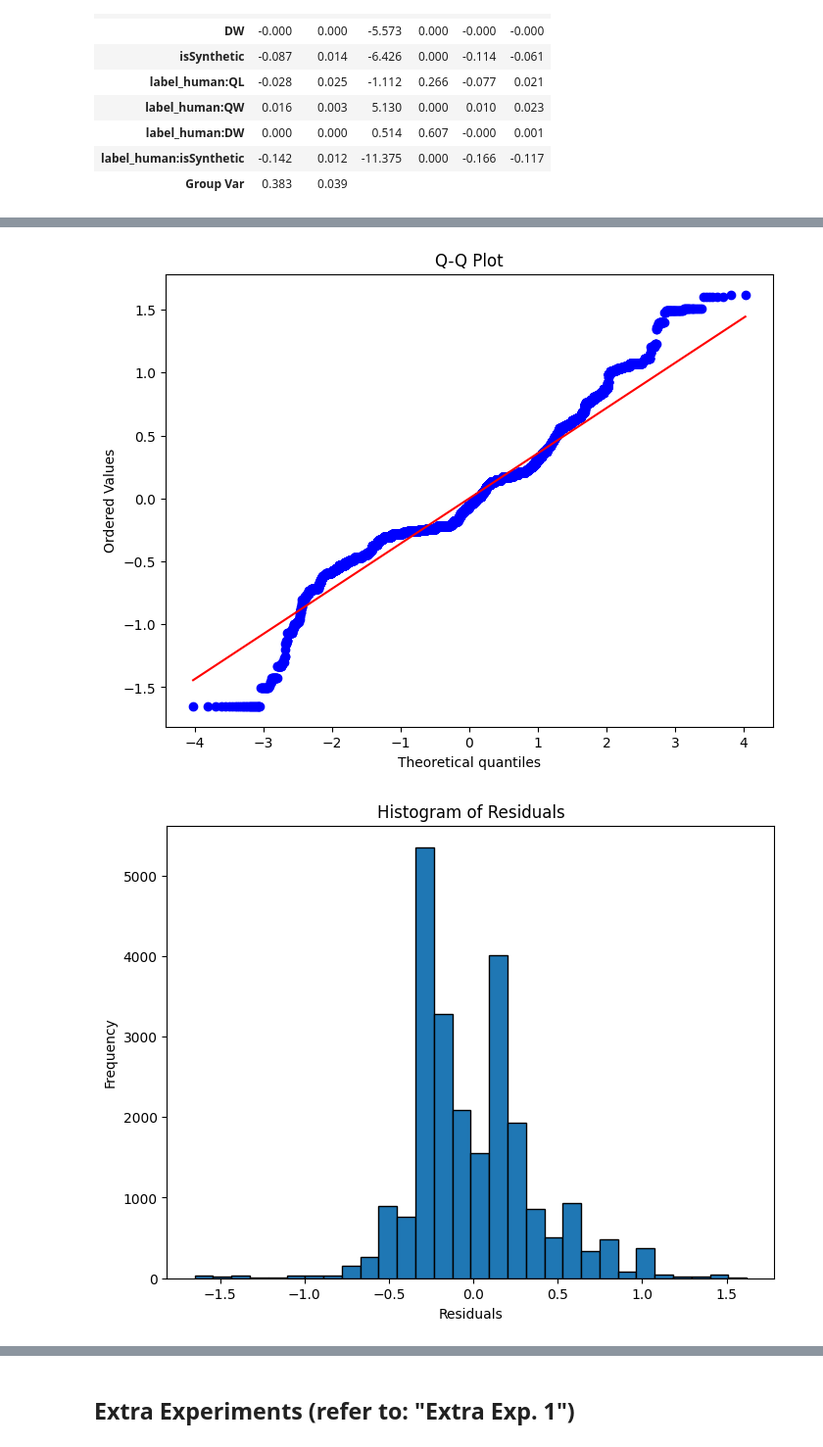
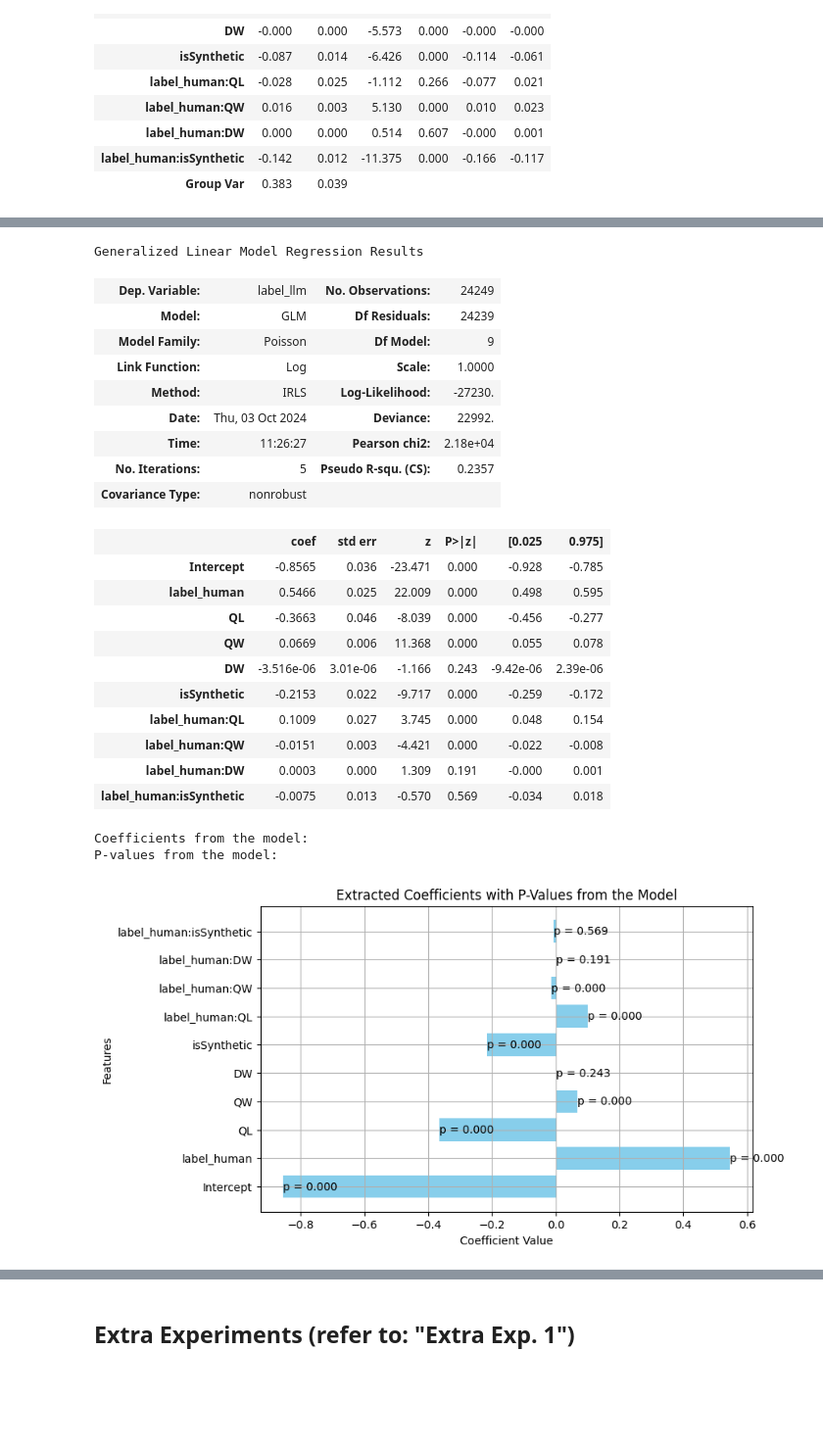
Before and after one commit to rahmanidashti/BiasSyntheticData, a Jupyter notebook: 3-mixed-effect-on-labels.ipynb, the cells around one changed output, grey strips where cells are left out. Shown at 98% size. Drawn from its saved outputs; the diff is of its cells as text; code cells hidden in the pictures; blank space fills up the shorter version.

Commit message:
varsha update to label models

```diff
--- a/3-mixed-effect-on-labels.ipynb
+++ b/3-mixed-effect-on-labels.ipynb
@@ -43,0 +49,35 @@ def plot_residuals(result):
+# %%
+def plot_coef(result):
+
+    # Step 1: Extract the coefficients and p-values
+    coefficients = result.params
+    p_values = result.pvalues
+
+    print("Coefficients from the model:")
+    print("P-values from the model:")
+
+    # Step 2: Plot the coefficients with p-values
+    # Convert coefficients and p-values to a DataFrame for easy plotting
+    coeff_df = pd.DataFrame({
+        'coefficients': coefficients,
+        'p_values': p_values,
+        'features': coefficients.index
+    })
+
+    # Create the bar plot
+    plt.figure(figsize=(8, 5))
+    bars = plt.barh(coeff_df['features'], coeff_df['coefficients'], color='skyblue')
+
+    # Add the p-values as text annotations next to each bar
+    for bar, p_value in zip(bars, coeff_df['p_values']):
+        plt.text(bar.get_width(), bar.get_y() + bar.get_height()/2, f'p = {p_value:.3f}',
+                va='center', ha='left', fontsize=10)
+
+    # Add titles and labels
+    plt.title('Extracted Coefficients with P-Values from the Model')
+    plt.xlabel('Coefficient Value')
+    plt.ylabel('Features')
+    plt.grid(True)
+
+    # Display the plot
+    plt.show()
@@ -207,5 +175,32 @@ plt.show()
+# %%
+model = smf.glm(formula=mixed_model_1, data=data, family=sm.families.Poisson())
+result = model.fit()
+result.summary()
+# %% [output]
+Generalized Linear Model Regression Results
+| Dep. Variable: | label_llm | No. Observations: | 24249 |
+| Model: | GLM | Df Residuals: | 24239 |
+| Model Family: | Poisson | Df Model: | 9 |
+| Link Function: | Log | Scale: | 1.0000 |
+| Method: | IRLS | Log-Likelihood: | -27230. |
+| Date: | Thu, 03 Oct 2024 | Deviance: | 22992. |
+| Time: | 11:26:27 | Pearson chi2: | 2.18e+04 |
+| No. Iterations: | 5 | Pseudo R-squ. (CS): | 0.2357 |
+| Covariance Type: | nonrobust |  |  |
+|  | coef | std err | z | P>|z| | [0.025 | 0.975] |
+| Intercept | -0.8565 | 0.036 | -23.471 | 0.000 | -0.928 | -0.785 |
+| label_human | 0.5466 | 0.025 | 22.009 | 0.000 | 0.498 | 0.595 |
+| QL | -0.3663 | 0.046 | -8.039 | 0.000 | -0.456 | -0.277 |
+| QW | 0.0669 | 0.006 | 11.368 | 0.000 | 0.055 | 0.078 |
+| DW | -3.516e-06 | 3.01e-06 | -1.166 | 0.243 | -9.42e-06 | 2.39e-06 |
+| isSynthetic | -0.2153 | 0.022 | -9.717 | 0.000 | -0.259 | -0.172 |
+| label_human:QL | 0.1009 | 0.027 | 3.745 | 0.000 | 0.048 | 0.154 |
+| label_human:QW | -0.0151 | 0.003 | -4.421 | 0.000 | -0.022 | -0.008 |
+| label_human:DW | 0.0003 | 0.000 | 1.309 | 0.191 | -0.000 | 0.001 |
+| label_human:isSynthetic | -0.0075 | 0.013 | -0.570 | 0.569 | -0.034 | 0.018 |
 # %%
-plot_residuals(result)
+plot_coef(result)
 # %% [output]
+Coefficients from the model:
+P-values from the model:
-[figure, old version]
+[figure, new version]
-[figure, removed]
```
Also changed, not shown: parts of 12 cells of this notebook, 1 other file.
